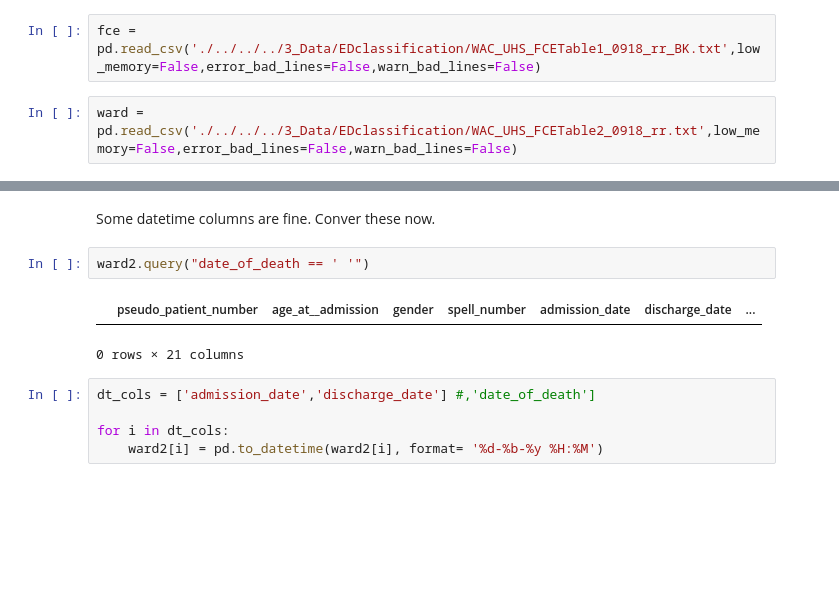
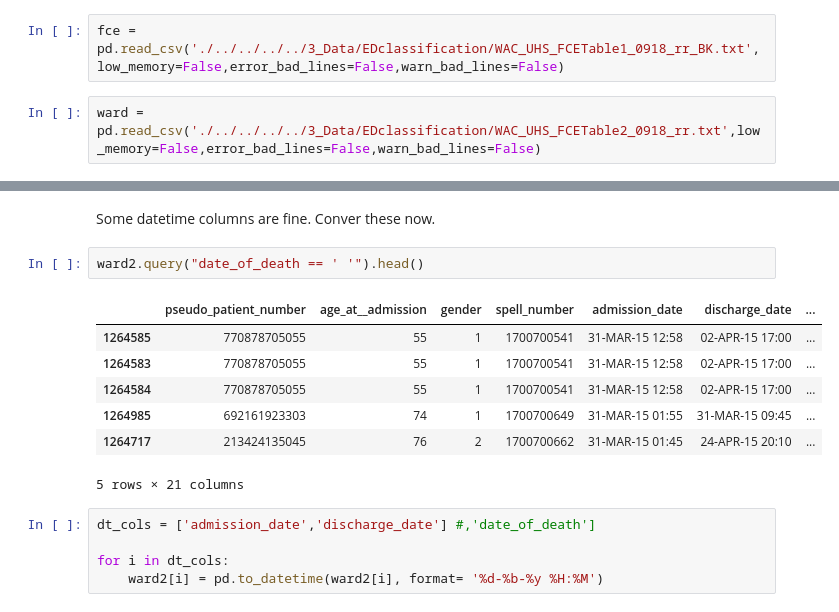
Before and after one commit to BradKeogh/EDclassification, a Jupyter notebook: notebooks/data_cleaning/00SGH_IPcleaning_v1(ward)_RR.ipynb, the cells around one changed output, grey strips where cells are left out. Cells and saved outputs as stored; diff of their text form; blank space fills up the shorter version.

```diff
--- a/notebooks/data_cleaning/SGH_IPcleaning_v1(ward)_RR.ipynb
+++ b/notebooks/data_cleaning/00SGH_IPcleaning_v1(ward)_RR.ipynb
@@ -15,9 +15,9 @@ import flosp
 # %% [markdown]
 import fce data
 # %%
-fce = pd.read_csv('./../../../3_Data/EDclassification/WAC_UHS_FCETable1_0918_rr_BK.txt',low_memory=False,error_bad_lines=False,warn_bad_lines=False)
+fce = pd.read_csv('./../../../../3_Data/EDclassification/WAC_UHS_FCETable1_0918_rr_BK.txt',low_memory=False,error_bad_lines=False,warn_bad_lines=False)
 # %%
-ward = pd.read_csv('./../../../3_Data/EDclassification/WAC_UHS_FCETable2_0918_rr.txt',low_memory=False,error_bad_lines=False,warn_bad_lines=False)
+ward = pd.read_csv('./../../../../3_Data/EDclassification/WAC_UHS_FCETable2_0918_rr.txt',low_memory=False,error_bad_lines=False,warn_bad_lines=False)
 # %%
 fce.shape
 # %% [output]
@@ -176,10 +176,15 @@ ward2.head()
 # %% [markdown]
 Some datetime columns are fine. Conver these now.
 # %%
-ward2.query("date_of_death == ' '")
+ward2.query("date_of_death == ' '").head()
 # %% [output]
 |  | pseudo_patient_number | age_at__admission | gender | spell_number | admission_date | discharge_date | ... |
+| 1264585 | 770878705055 | 55 | 1 | 1700700541 | 31-MAR-15 12:58 | 02-APR-15 17:00 | ... |
+| 1264583 | 770878705055 | 55 | 1 | 1700700541 | 31-MAR-15 12:58 | 02-APR-15 17:00 | ... |
+| 1264584 | 770878705055 | 55 | 1 | 1700700541 | 31-MAR-15 12:58 | 02-APR-15 17:00 | ... |
+| 1264985 | 692161923303 | 74 | 1 | 1700700649 | 31-MAR-15 01:55 | 31-MAR-15 09:45 | ... |
+| 1264717 | 213424135045 | 76 | 2 | 1700700662 | 31-MAR-15 01:45 | 24-APR-15 20:10 | ... |
-0 rows × 21 columns
+5 rows × 21 columns
 # %%
 dt_cols = ['admission_date','discharge_date'] #,'date_of_death']
 
```
Also changed, not shown: parts of 27 cells of this notebook, 31 other files.
